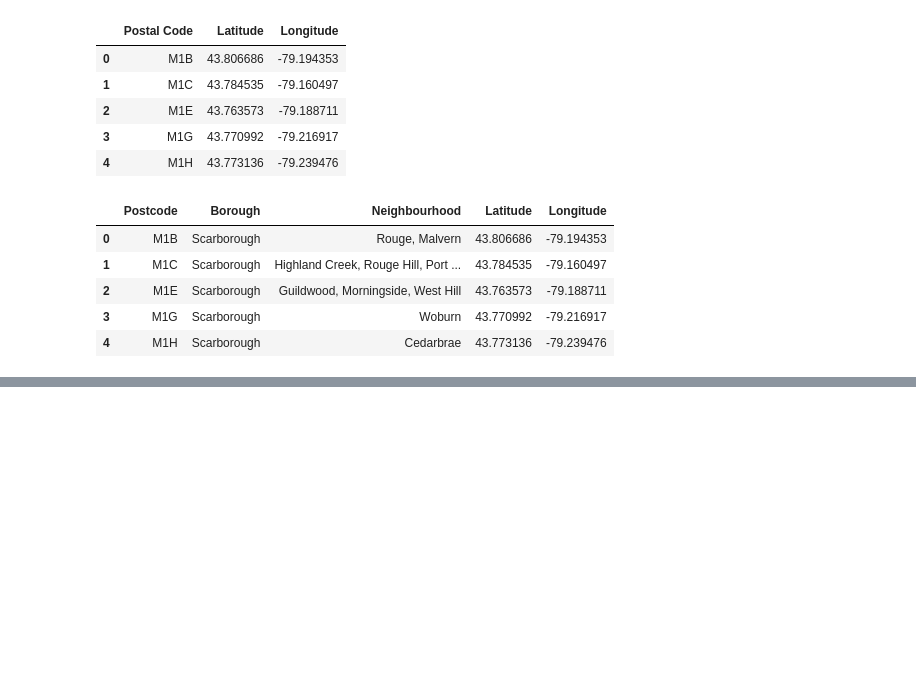
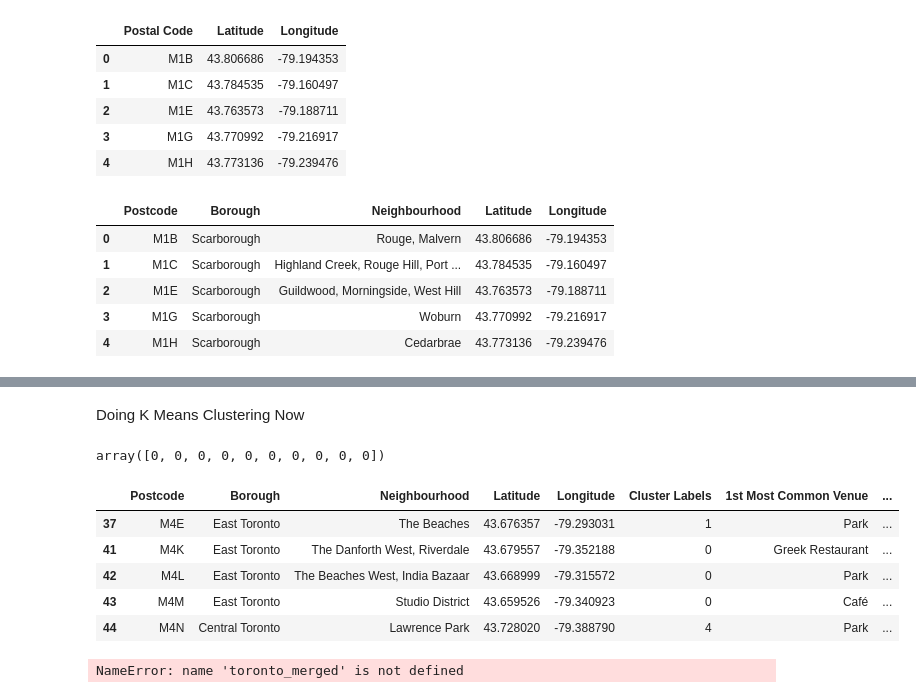
Before and after one commit to MattWittbrodt/capstone_project, a Jupyter notebook: Capstone_Project.ipynb, the cells around one changed output, grey strips where cells are left out. Drawn from its saved outputs; the diff is of its cells as text; code cells hidden in the pictures; blank space fills up the shorter version.

```diff
--- a/Capstone_Project.ipynb
+++ b/Capstone_Project.ipynb
@@ -72,0 +169,4 @@ df3.head()
+# %%
+# Dropping the Venue Category 'Neighborhood'
+toronto_venues = toronto_venues[toronto_venues['Venue Category'] != 'Neighborhood']
+toronto_venues.head()
@@ -72,0 +180,13 @@ df3.head()
+# %%
+# one hot encoding
+toronto_onehot = pd.get_dummies(toronto_venues[['Venue Category']], prefix="", prefix_sep="")
+#list(toronto_onehot.columns)
+
+# add neighborhood column back to dataframe
+toronto_onehot['Neighborhood'] = toronto_venues['Neighborhood']
+
+# move neighborhood column to the first column
+fixed_columns = [toronto_onehot.columns[-1]] + list(toronto_onehot.columns[:-1])
+toronto_onehot = toronto_onehot[fixed_columns]
+
+toronto_onehot.head()
@@ -72,0 +201,2 @@ df3.head()
+# %%
+toronto_grouped = toronto_onehot.groupby('Neighborhood').mean().reset_index()
@@ -72,0 +239,32 @@ df3.head()
+# %% [markdown]
+Doing K Means Clustering Now
+# %%
+# set number of clusters
+kclusters = 5
+
+toronto_grouped_clustering = toronto_grouped.drop('Neighborhood', 1)
+
+# run k-means clustering
+kmeans = KMeans(n_clusters=kclusters, random_state=0).fit(toronto_grouped_clustering)
+
+# check cluster labels generated for each row in the dataframe
+kmeans.labels_[0:10]
+# %% [output]
+array([0, 0, 0, 0, 0, 0, 0, 0, 0, 0])
+# %%
+# add clustering labels
+neighborhoods_venues_sorted.insert(0, 'Cluster Labels', kmeans.labels_)
+
+toronto_merged = df4
+
+# merge toronto_grouped with toronto_data to add latitude/longitude for each neighborhood
+toronto_merged = toronto_merged.join(neighborhoods_venues_sorted.set_index('Neighborhood'), on = 'Neighbourhood')
+
+toronto_merged.head() # check the last columns!
+# %% [output]
+|  | Postcode | Borough | Neighbourhood | Latitude | Longitude | Cluster Labels | 1st Most Common Venue | ... |
+| 37 | M4E | East Toronto | The Beaches | 43.676357 | -79.293031 | 1 | Park | ... |
+| 41 | M4K | East Toronto | The Danforth West, Riverdale | 43.679557 | -79.352188 | 0 | Greek Restaurant | ... |
+| 42 | M4L | East Toronto | The Beaches West, India Bazaar | 43.668999 | -79.315572 | 0 | Park | ... |
+| 43 | M4M | East Toronto | Studio District | 43.659526 | -79.340923 | 0 | Café | ... |
+| 44 | M4N | Central Toronto | Lawrence Park | 43.728020 | -79.388790 | 4 | Park | ... |
@@ -72,0 +274,26 @@ df3.head()
+# %%
+# create map of New York using latitude and longitude values
+map_toronto = folium.Map(location=[latitude, longitude], zoom_start=10)
+
+# set color scheme for the clusters
+x = np.arange(kclusters)
+ys = [i + x + (i*x)**2 for i in range(kclusters)]
+colors_array = cm.rainbow(np.linspace(0, 1, len(ys)))
+rainbow = [colors.rgb2hex(i) for i in colors_array]
+
+# add markers to the map
+markers_colors = []
+for lat, lon, poi, cluster in zip(toronto_merged['Latitude'], toronto_merged['Longitude'], toronto_merged['Neighborhood'], toronto_merged['Cluster Labels']):
+    label = folium.Popup(str(poi) + ' Cluster ' + str(cluster), parse_html=True)
+    folium.CircleMarker(
+        [lat, lon],
+        radius=5,
+        popup=label,
+        color=rainbow[cluster-1],
+        fill=True,
+        fill_color=rainbow[cluster-1],
+        fill_opacity=0.7).add_to(map_clusters)
+
+map_toronto
+# %% [output]
+NameError: name 'toronto_merged' is not defined
```
Also changed, not shown: parts of 12 cells of this notebook.
